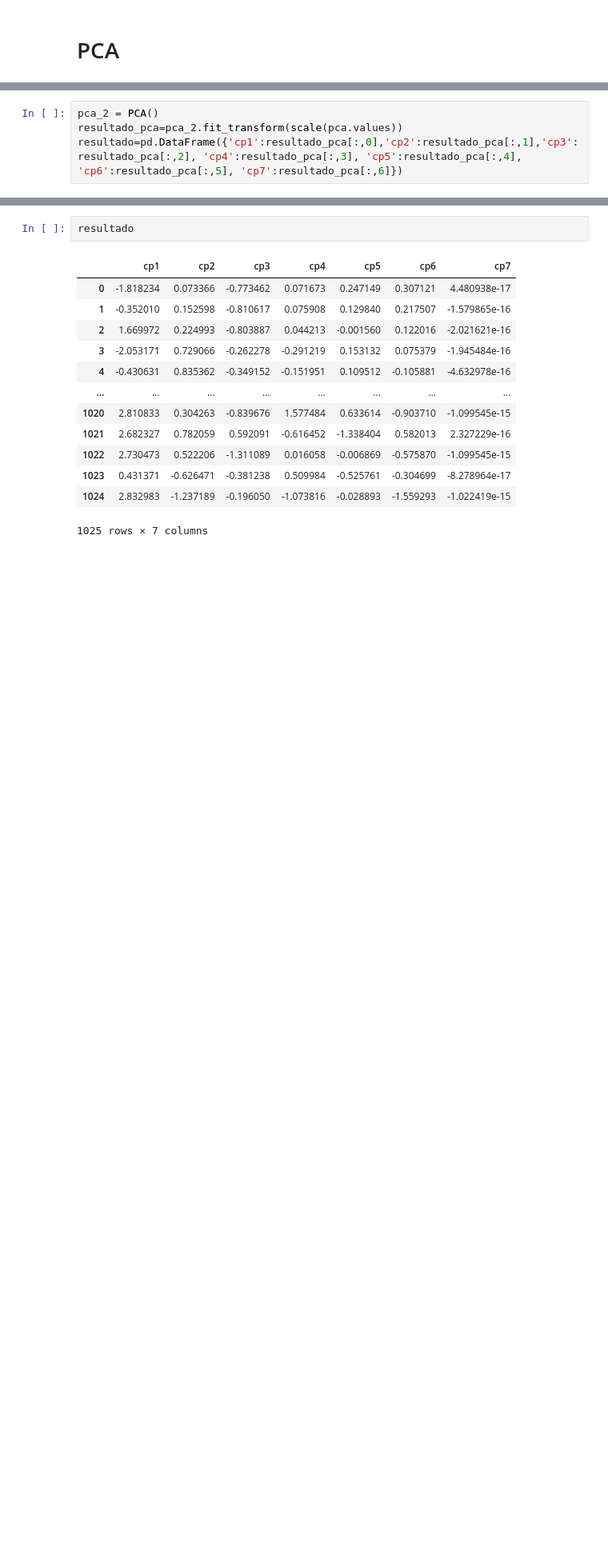
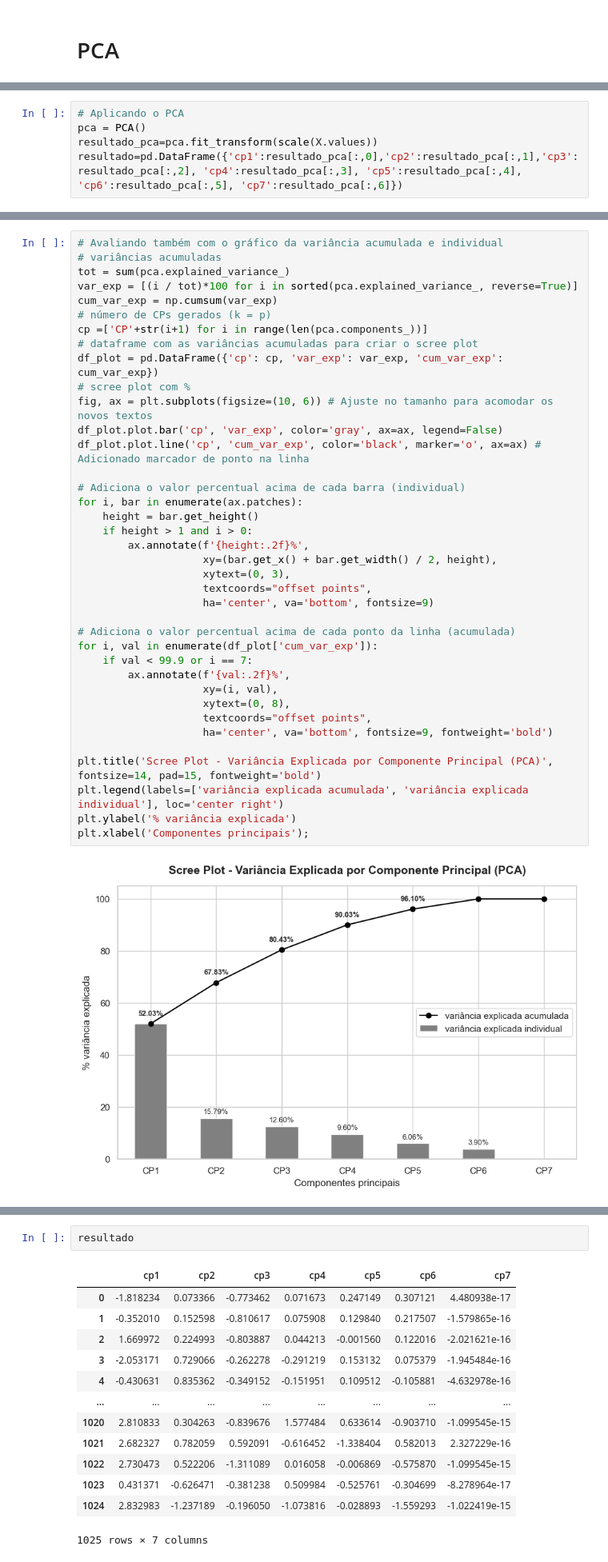
Before and after one commit to EdsonEdu2031/pi-2026, a Jupyter notebook: main.ipynb, the cells around one changed output, grey strips where cells are left out. Shown at 80% size. Cells and saved outputs as stored; diff of their text form; blank space fills up the shorter version.

```diff
--- a/main.ipynb
+++ b/main.ipynb
@@ -400,4 +450,5 @@ ax.set_aspect("equal")
 # %%
-pca_2 = PCA()
-resultado_pca=pca_2.fit_transform(scale(pca.values))
+# Aplicando o PCA
+pca = PCA()
+resultado_pca=pca.fit_transform(scale(X.values))
 resultado=pd.DataFrame({'cp1':resultado_pca[:,0],'cp2':resultado_pca[:,1],'cp3':resultado_pca[:,2], 'cp4':resultado_pca[:,3], 'cp5':resultado_pca[:,4], 'cp6':resultado_pca[:,5], 'cp7':resultado_pca[:,6]})
@@ -432,2 +477,42 @@ np.cumsum(np.round(pca_2.explained_variance_ratio_,decimals=4)*100)
 # %% [output]
 array([52.03, 67.82, 80.42, 90.02, 96.08, 99.98, 99.98])
+# %%
+# Avaliando também com o gráfico da variância acumulada e individual
+# variâncias acumuladas
+tot = sum(pca.explained_variance_)
+var_exp = [(i / tot)*100 for i in sorted(pca.explained_variance_, reverse=True)]
+cum_var_exp = np.cumsum(var_exp)
+# número de CPs gerados (k = p)
+cp =['CP'+str(i+1) for i in range(len(pca.components_))]
+# dataframe com as variâncias acumuladas para criar o scree plot
+df_plot = pd.DataFrame({'cp': cp, 'var_exp': var_exp, 'cum_var_exp': cum_var_exp})
+# scree plot com %
+fig, ax = plt.subplots(figsize=(10, 6)) # Ajuste no tamanho para acomodar os novos textos
+df_plot.plot.bar('cp', 'var_exp', color='gray', ax=ax, legend=False)
+df_plot.plot.line('cp', 'cum_var_exp', color='black', marker='o', ax=ax) # Adicionado marcador de ponto na linha
+
+# Adiciona o valor percentual acima de cada barra (individual)
+for i, bar in enumerate(ax.patches):
+    height = bar.get_height()
+    if height > 1 and i > 0:
+        ax.annotate(f'{height:.2f}%',
+                    xy=(bar.get_x() + bar.get_width() / 2, height),
+                    xytext=(0, 3),
+                    textcoords="offset points",
+                    ha='center', va='bottom', fontsize=9)
+
+# Adiciona o valor percentual acima de cada ponto da linha (acumulada)
+for i, val in enumerate(df_plot['cum_var_exp']):
+    if val < 99.9 or i == 7:
+        ax.annotate(f'{val:.2f}%',
+                    xy=(i, val),
+                    xytext=(0, 8),
+                    textcoords="offset points",
+                    ha='center', va='bottom', fontsize=9, fontweight='bold')
+
+plt.title('Scree Plot - Variância Explicada por Componente Principal (PCA)', fontsize=14, pad=15, fontweight='bold')
+plt.legend(labels=['variância explicada acumulada', 'variância explicada individual'], loc='center right')
+plt.ylabel('% variância explicada')
+plt.xlabel('Componentes principais');
+# %% [output]
+[figure, added]
```
Also changed, not shown: parts of 21 cells of this notebook, 2 other files.
